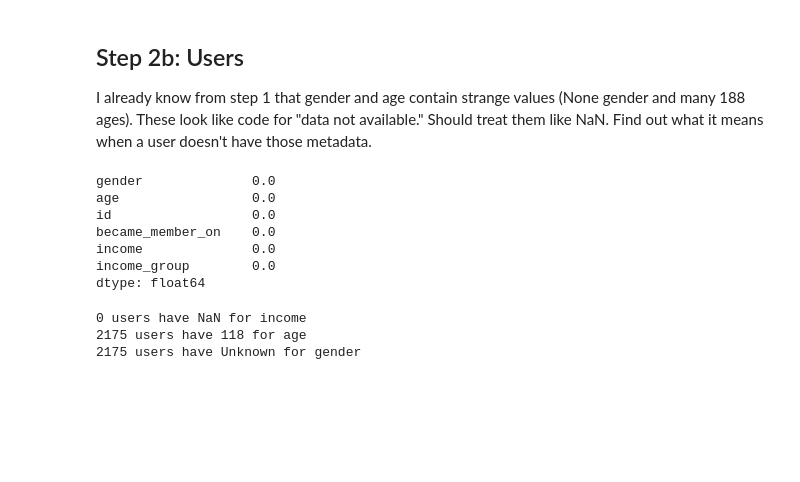
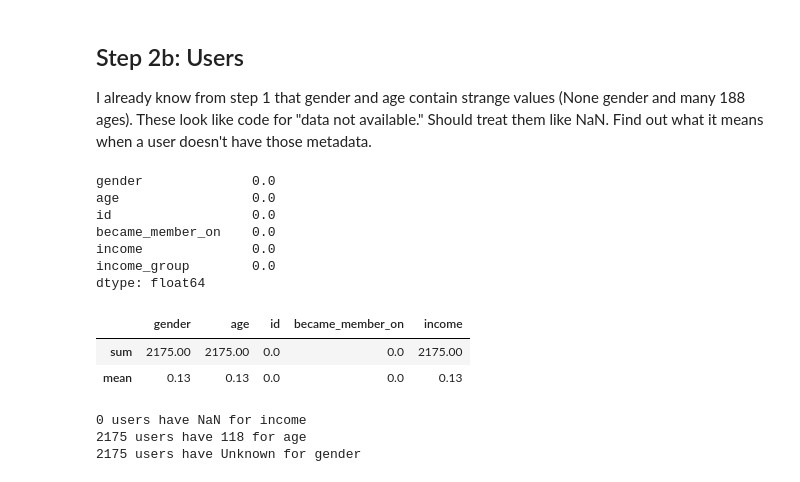
Before and after one commit to rmkeeler/udacity-datasci-capstone-starbucks, a Jupyter notebook: Starbucks_Capstone_notebook.ipynb, the cells around one changed output. Cells and saved outputs as stored; diff of their text form; code cells hidden in the pictures; blank space fills up the shorter version.

Commit message:
added assessments of null values and dataset sizes

```diff
--- a/Starbucks_Capstone_notebook.ipynb
+++ b/Starbucks_Capstone_notebook.ipynb
@@ -454,6 +472,17 @@ became_member_on    0.0
 income              0.0
 income_group        0.0
 dtype: float64
+# %%
+# Now, convert 118 age and None gender to null and count NaNs, again
+# Need to use original users dataframe, because users_ex was transformed a bit for exploration
+users_null = users.copy()
+users_null.loc[users_null.age == 118, 'age'] = np.nan
+
+(users_null.isnull()).agg(['sum','mean']).round(2)
+# %% [output]
+|  | gender | age | id | became_member_on | income |
+| sum | 2175.00 | 2175.00 | 0.0 | 0.0 | 2175.00 |
+| mean | 0.13 | 0.13 | 0.0 | 0.0 | 0.13 |
 # %%
 # Check for coincidences among gender, age and income columns (looking for counts of what I think are null values)
 print('{} users have NaN for income'.format(users_ex.income.isnull().sum()))
```
Also changed, not shown: parts of 9 cells of this notebook.
